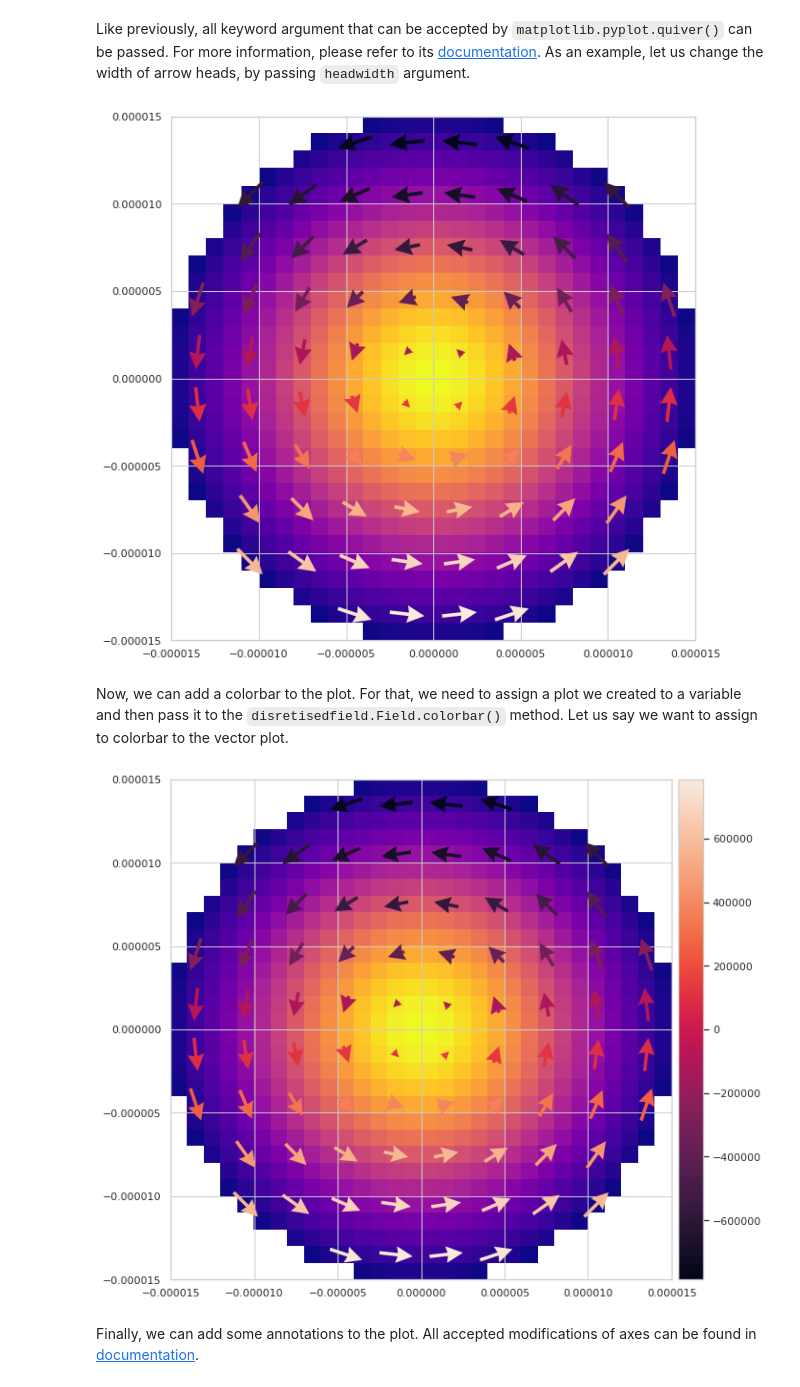
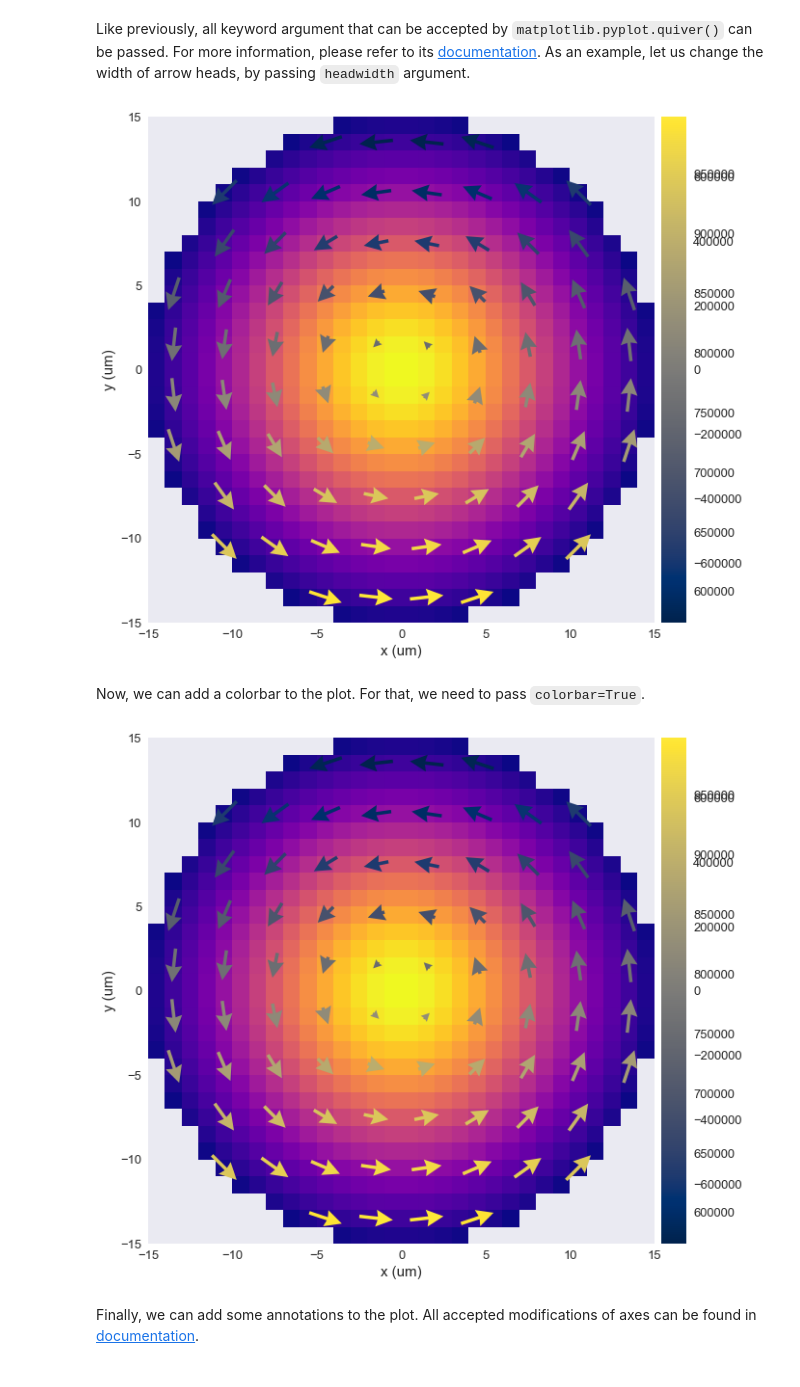
Before and after one commit to ubermag/discretisedfield, a Jupyter notebook: docs/ipynb/09-tutorial-matplotlib-visualisation.ipynb, the cells around one changed output. Drawn from its saved outputs; the diff is of its cells as text; code cells hidden in the pictures.

```diff
--- a/docs/ipynb/09-tutorial-matplotlib-visualisation.ipynb
+++ b/docs/ipynb/09-tutorial-matplotlib-visualisation.ipynb
@@ -185,8 +185,8 @@ def my_plot(field):
     fig = plt.figure(figsize=(10, 10))
     ax = fig.add_subplot(111)
 
-    field.z.plane(z=10e-6).imshow(ax=ax, filter_field=field.norm, cmap='plasma')
-    field.plane(z=10e-6).quiver(ax=ax)
+    field.z.plane(z=10e-6).mpl_scalar(ax=ax, filter_field=field.norm, cmap='plasma')
+    field.plane(z=10e-6).mpl_vector(ax=ax)
 
 my_plot(field)
 # %% [output]
@@ -199,8 +199,8 @@ def my_plot(field):
     fig = plt.figure(figsize=(10, 10))
     ax = fig.add_subplot(111)
 
-    field.z.plane(z=10e-6).imshow(ax=ax, filter_field=field.norm, cmap='plasma')
-    field.plane(z=10e-6, n=(10, 10)).quiver(ax=ax)
+    field.z.plane(z=10e-6).mpl_scalar(ax=ax, filter_field=field.norm, cmap='plasma')
+    field.plane(z=10e-6, n=(10, 10)).mpl_vector(ax=ax)
 
 my_plot(field)
 # %% [output]
@@ -213,8 +213,8 @@ def my_plot(field):
     fig = plt.figure(figsize=(10, 10))
     ax = fig.add_subplot(111)
 
-    field.z.plane(z=10e-6).imshow(ax=ax, filter_field=field.norm, cmap='plasma')
-    field.plane(z=10e-6, n=(10, 10)).quiver(ax=ax, color_field=field.x)
+    field.z.plane(z=10e-6).mpl_scalar(ax=ax, filter_field=field.norm, cmap='plasma')
+    field.plane(z=10e-6, n=(10, 10)).mpl_vector(ax=ax, color_field=field.x)
 
 my_plot(field)
 # %% [output]
@@ -227,27 +227,26 @@ def my_plot(field):
     fig = plt.figure(figsize=(10, 10))
     ax = fig.add_subplot(111)
 
-    field.z.plane(z=10e-6).imshow(ax=ax, filter_field=field.norm, cmap='plasma')
-    field.plane(z=10e-6, n=(10, 10)).quiver(ax=ax, color_field=field.x, headwidth=5)
+    field.z.plane(z=10e-6).mpl_scalar(ax=ax, filter_field=field.norm, cmap='plasma')
+    field.plane(z=10e-6, n=(10, 10)).mpl_vector(ax=ax, color_field=field.x, headwidth=5)
 
 my_plot(field)
 # %% [output]
-[figure, old version]
+[figure, new version]
 # %% [markdown]
-Now, we can add a colorbar to the plot. For that, we need to assign a plot we created to a variable and then pass it to the `disretisedfield.Field.colorbar()` method. Let us say we want to assign to colorbar to the vector plot.
+Now, we can add a colorbar to the plot. For that, we need to pass `colorbar=True`.
 # %%
 # NBVAL_IGNORE_OUTPUT
 def my_plot(field):
     fig = plt.figure(figsize=(10, 10))
     ax = fig.add_subplot(111)
 
-    field.z.plane(z=10e-6).imshow(ax=ax, filter_field=field.norm, cmap='plasma')
-    vp = field.plane(z=10e-6, n=(10, 10)).quiver(ax=ax, color_field=field.x, headwidth=5)
-    field.colorbar(ax=ax, coloredplot=vp)
+    field.z.plane(z=10e-6).mpl_scalar(ax=ax, filter_field=field.norm, cmap='plasma', colorbar=True)
+    field.plane(z=10e-6, n=(10, 10)).mpl_vector(ax=ax, color_field=field.x, headwidth=5)
 
 my_plot(field)
 # %% [output]
-[figure, old version]
+[figure, new version]
 # %% [markdown]
 Finally, we can add some annotations to the plot. All accepted modifications of axes can be found in [documentation](https://matplotlib.org/3.1.1/api/axes_api.html#the-axes-class).
 # %%
```
Also changed, not shown: parts of 14 cells of this notebook.
